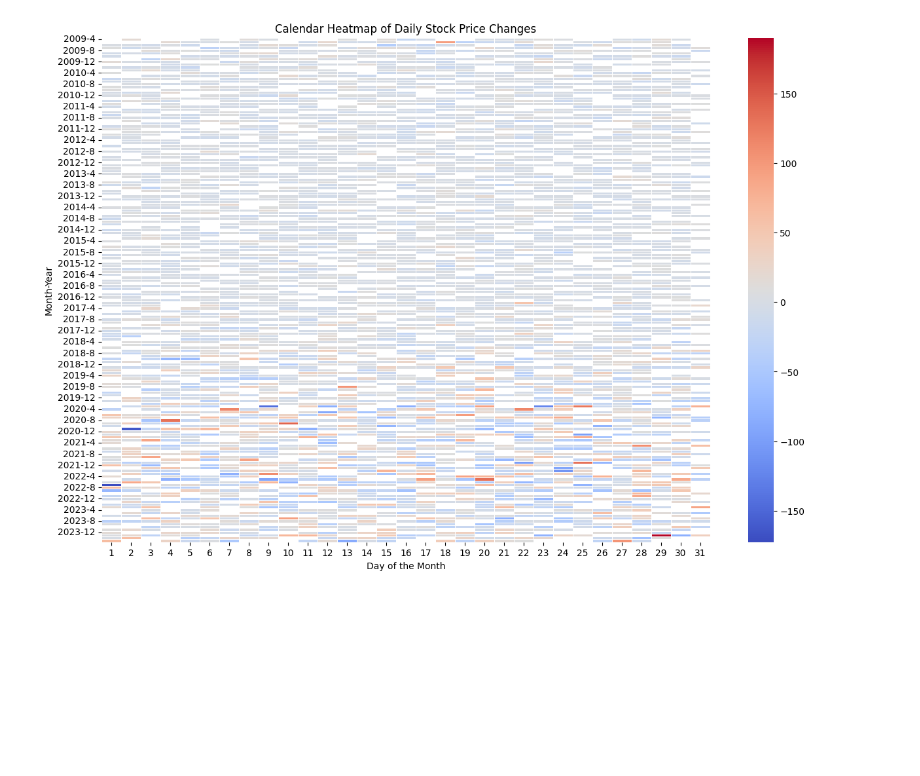
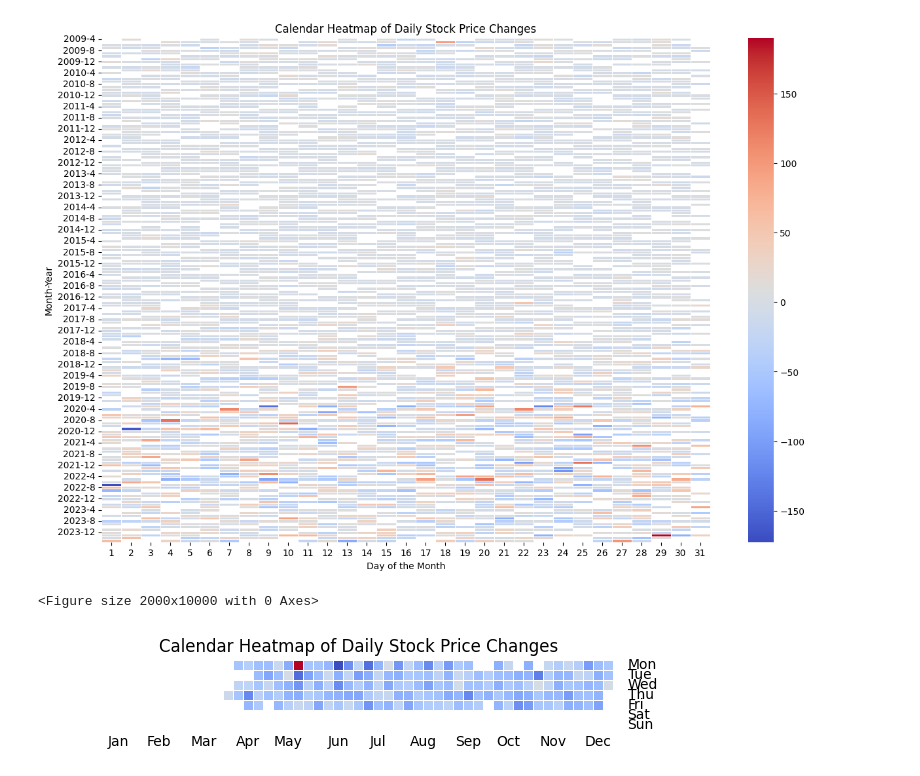
Before and after one commit to highonsemicolon/weekWinner, a Jupyter notebook: notebooks/01_data_exploring.ipynb, the cells around one changed output. Cells and saved outputs as stored; diff of their text form; code cells hidden in the pictures; blank space fills up the shorter version.

Commit message:
add calmap

```diff
--- a/notebooks/01_data_exploring.ipynb
+++ b/notebooks/01_data_exploring.ipynb
@@ -77,3 +77,12 @@ plt.ylabel('Month-Year')
 plt.show()
 # %% [output]
 [figure]
+# %%
+plt.figure(figsize=(20, 10))
+calmap.calendarplot(df.iloc[:180]['Daily Delta'], cmap='coolwarm', fillcolor='white', linewidth=0.5)
+
+plt.title('Calendar Heatmap of Daily Stock Price Changes')
+plt.show()
+# %% [output]
+<Figure size 2000x10000 with 0 Axes>
+[figure, added]
```
Also changed, not shown: parts of 7 cells of this notebook.
